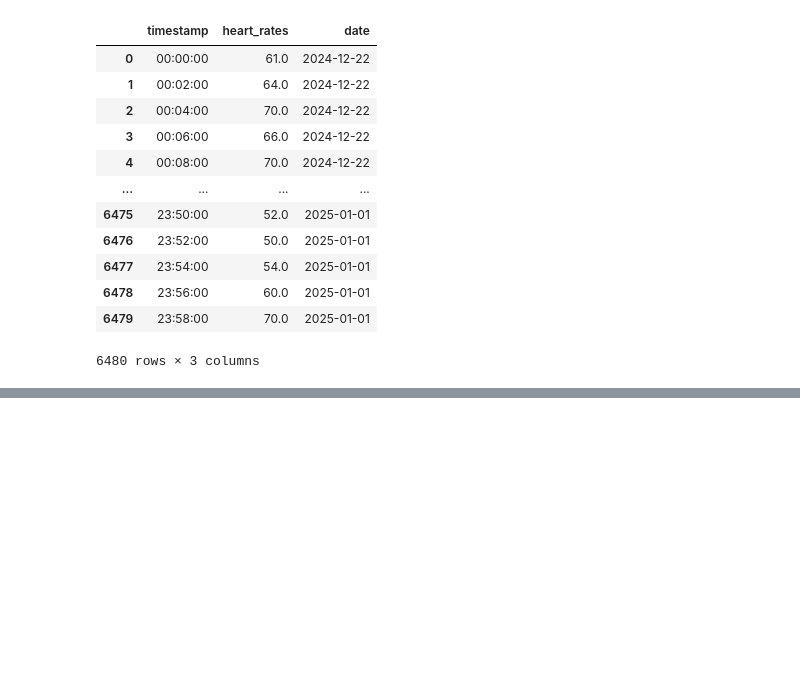
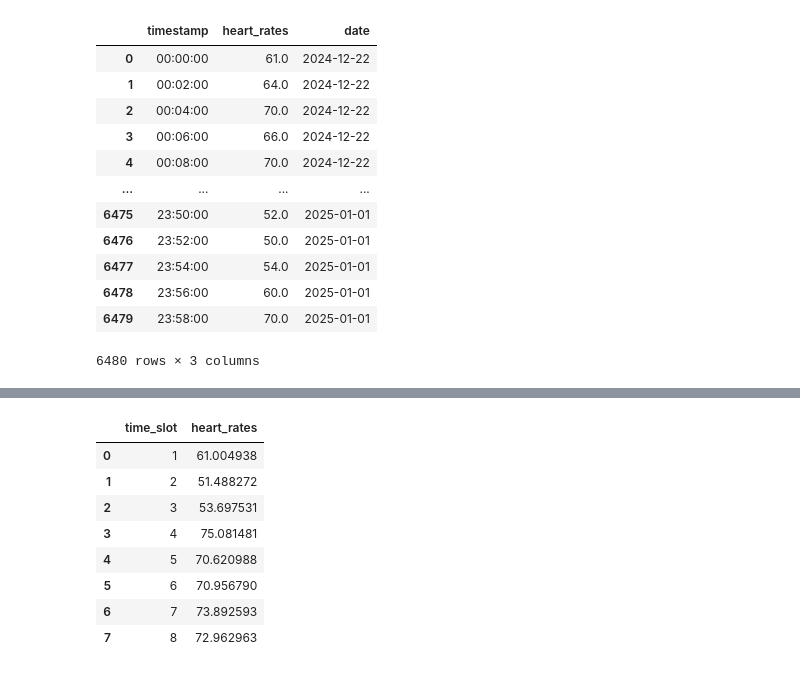
Before and after one commit to valecase4/GarminHeartRate, a Jupyter notebook: main.ipynb, the cells around one changed output, grey strips where cells are left out. Saved outputs shown, nothing was run; the diff lists cells and outputs as text; code cells hidden in the pictures; blank space fills up the shorter version.

```diff
--- a/main.ipynb
+++ b/main.ipynb
@@ -192,0 +197,20 @@ all_data
+# %%
+def assign_time_slot(timestamp):
+    hour = int(timestamp.split(":")[0])
+    return (hour // 3) + 1
+
+all_data['time_slot'] = all_data['timestamp'].apply(assign_time_slot)
+
+average_heart_rate_by_slot = pd.DataFrame(all_data.groupby(['time_slot'])['heart_rates'].mean().reset_index())
+
+average_heart_rate_by_slot
+# %% [output]
+|  | time_slot | heart_rates |
+| 0 | 1 | 61.004938 |
+| 1 | 2 | 51.488272 |
+| 2 | 3 | 53.697531 |
+| 3 | 4 | 75.081481 |
+| 4 | 5 | 70.620988 |
+| 5 | 6 | 70.956790 |
+| 6 | 7 | 73.892593 |
+| 7 | 8 | 72.962963 |
```
Also changed, not shown: parts of 1 cell of this notebook.
